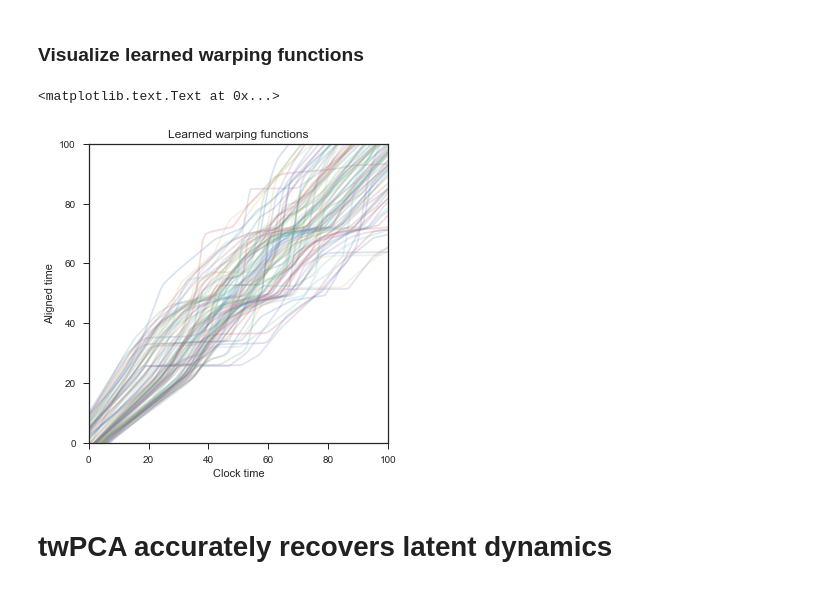
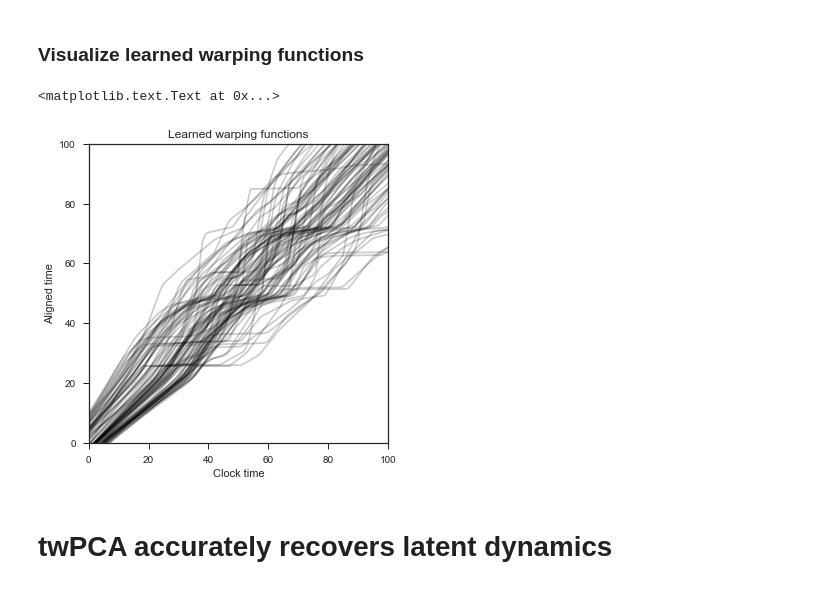
Before and after one commit to ganguli-lab/twpca, a Jupyter notebook: demo.ipynb, the cells around one changed output. Drawn from its saved outputs; the diff is of its cells as text; code cells hidden in the pictures.

```diff
--- a/demo.ipynb
+++ b/demo.ipynb
@@ -110,16 +119,16 @@ X_pred = model._sess.run(model.X_pred)
 # %% [markdown]
 ### Visualize learned warping functions
 # %%
-plot(params['warp'].T, alpha=0.2);
+plot(params['warp'].T, '-k', alpha=0.2);
 axis('square')
 xlabel('Clock time')
 ylabel('Aligned time')
 xlim(0, 100);
 ylim(0, 100)
 title('Learned warping functions')
 # %% [output]
 <matplotlib.text.Text at 0x...>
-[figure, old version]
+[figure, new version]
 # %% [markdown]
 # twPCA accurately recovers latent dynamics
 # %%
```
Also changed, not shown: parts of 2 cells of this notebook, 1 other file.
